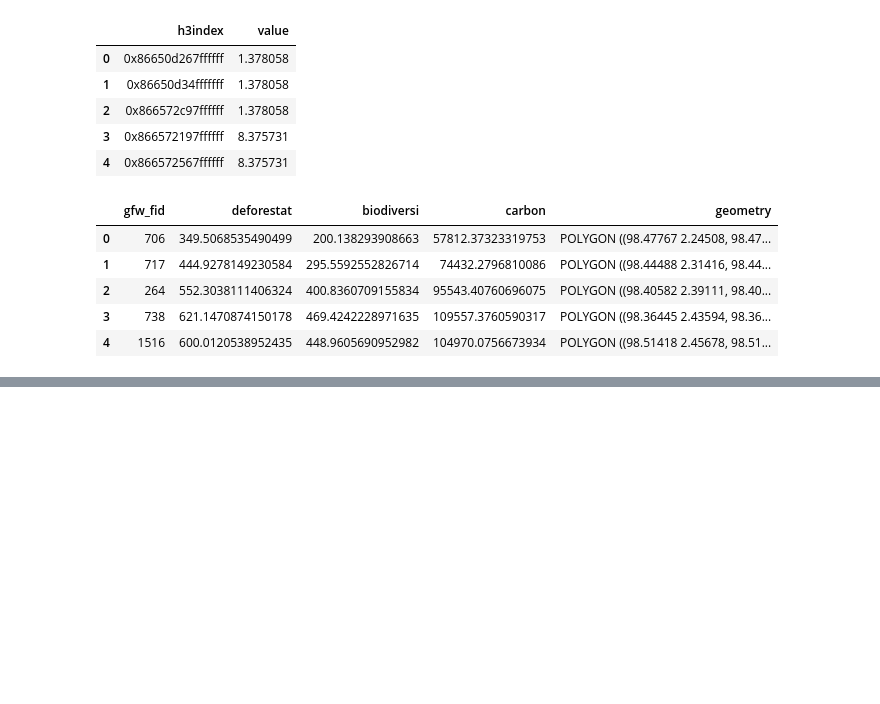
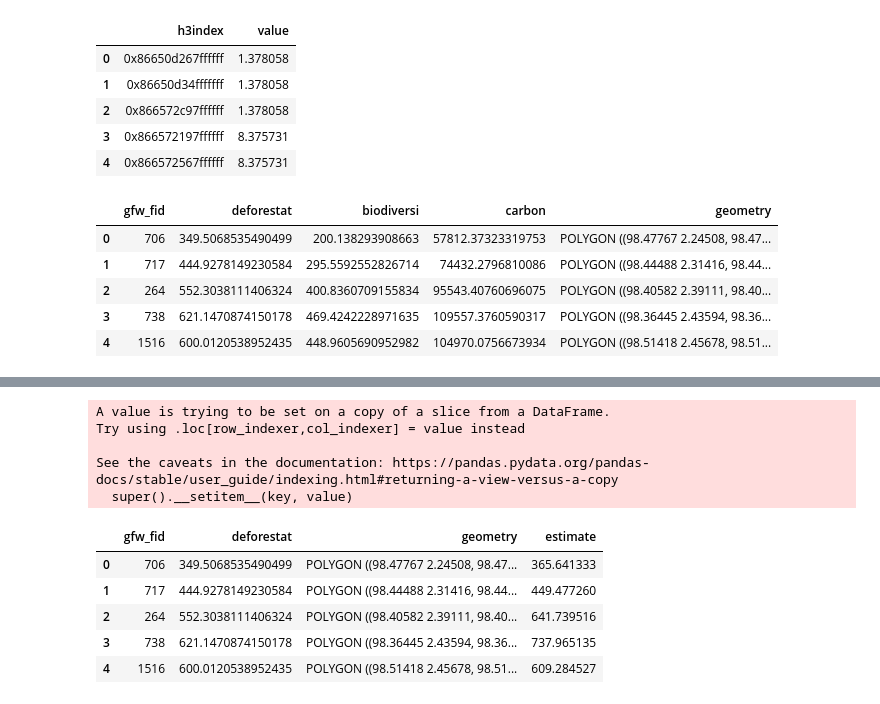
Before and after one commit to Vizzuality/landgriffon, a Jupyter notebook: data/notebooks/Lab/Satelligence_data_ingestion.ipynb, the cells around one changed output, grey strips where cells are left out. Drawn from its saved outputs; the diff is of its cells as text; code cells hidden in the pictures; blank space fills up the shorter version.

```diff
--- a/data/notebooks/Lab/Satelligence_data_ingestion.ipynb
+++ b/data/notebooks/Lab/Satelligence_data_ingestion.ipynb
@@ -802,0 +863,5 @@ clean_sat_mills.to_csv('../../datasets/processed/Satelligence_data/biodiversity_
+# %%
+gdf_vector = gpd.read_file(mills_locations)
+#gdf_vector
+clean_gdf = gdf_vector[['gfw_fid','deforestat','geometry']]
+clean_gdf.head()
@@ -802,0 +875,28 @@ clean_sat_mills.to_csv('../../datasets/processed/Satelligence_data/biodiversity_
+# %%
+_sum_calculated = []
+for i, row in clean_gdf.iterrows():
+    filtered_gdf = clean_gdf[i:i+1]
+    #convert to h3
+    h3_gdf = filtered_gdf.h3.polyfill_resample(resolution)
+    #h3_gdf = h3_gdf.reset_index().rename(columns={'h3_polyfill':'h3index'})
+    h3index_list = [f'0x{h3index}' for h3index in h3_gdf.index]
+    #filter gdf by list and get value
+    _sum = sum((gdf[gdf['h3index'].isin(h3index_list)]['value']).unique())
+    _sum_calculated.append(_sum)
+
+clean_gdf['estimate'] = _sum_calculated
+_estimated = [el for el in clean_gdf['estimate']]
+clean_gdf['estimate']=_estimated
+clean_gdf.head()
+# %% [output]
+A value is trying to be set on a copy of a slice from a DataFrame.
+Try using .loc[row_indexer,col_indexer] = value instead
+
+See the caveats in the documentation: https://pandas.pydata.org/pandas-docs/stable/user_guide/indexing.html#returning-a-view-versus-a-copy
+  super().__setitem__(key, value)
+|  | gfw_fid | deforestat | geometry | estimate |
+| 0 | 706 | 349.5068535490499 | POLYGON ((98.47767 2.24508, 98.47... | 365.641333 |
+| 1 | 717 | 444.9278149230584 | POLYGON ((98.44488 2.31416, 98.44... | 449.477260 |
+| 2 | 264 | 552.3038111406324 | POLYGON ((98.40582 2.39111, 98.40... | 641.739516 |
+| 3 | 738 | 621.1470874150178 | POLYGON ((98.36445 2.43594, 98.36... | 737.965135 |
+| 4 | 1516 | 600.0120538952435 | POLYGON ((98.51418 2.45678, 98.51... | 609.284527 |
```
Also changed, not shown: parts of 8 cells of this notebook, 1 other file.
